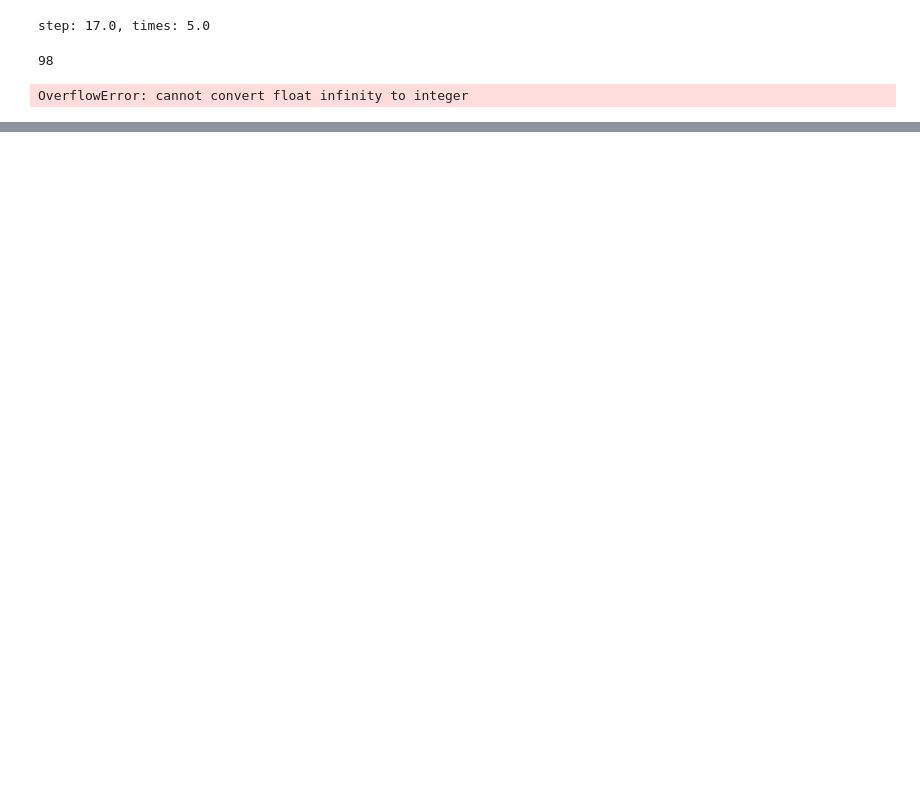
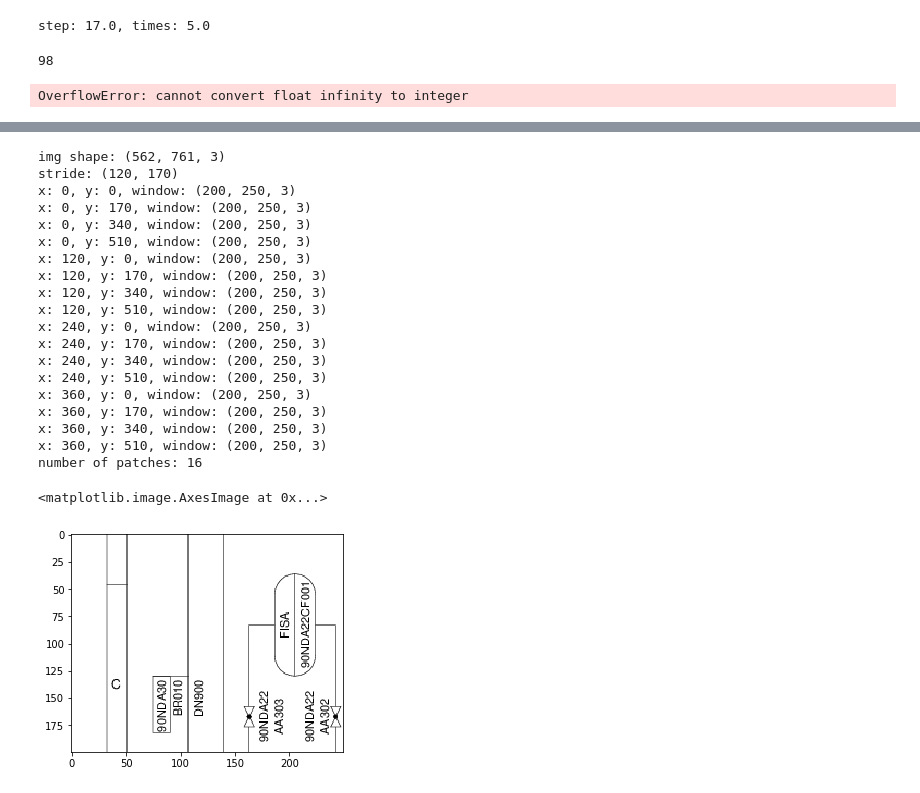
Before and after one commit to minority4u/image-classification-tf, a Jupyter notebook: notebooks/vstack_test.ipynb, the cells around one changed output, grey strips where cells are left out. Saved outputs shown, nothing was run; the diff lists cells and outputs as text; code cells hidden in the pictures; blank space fills up the shorter version.

```diff
--- a/notebooks/vstack_test.ipynb
+++ b/notebooks/vstack_test.ipynb
@@ -148,7 +148,3 @@ img = load_img_as_rgb('data/processed/classification_data_small/Fliesbilder/PDFs
 # %% [output]
 shape of rgb: (562, 761, 3) from Type: <class 'numpy.ndarray'>
 [figure]
-# %%
-img = cv2.resize(img, (0, 0), fx=2, fy=2)
-print('after: {}'.format(img.shape))
-mp.imshow(img, cmap='gray')
@@ -184,0 +196,61 @@ OverflowError: cannot convert float infinity to integer
+# %%
+def create_patches(image, slice_width, slice_height):
+    # resize image width
+    if image.shape[0] < slice_width:
+        print('resize width from: {}'.format(image.shape))
+        factor = slice_width/image.shape[0]
+        image = cv2.resize(image, (0, 0), fx=factor, fy=factor)
+        print('resize width to: {}'.format(image.shape))
+    # resize image height
+    if image.shape[1] < slice_height:
+        print('resize height from: {}'.format(image.shape))
+        factor = slice_height / image.shape[1]
+        image = cv2.resize(image, (0, 0), fx=factor, fy=factor)
+        print('resize height to: {}'.format(image.shape))
+    result = []
+    stride = get_stride(image.shape, (slice_width, slice_height))
+    print('stride: {}'.format(stride))
+    # loop over the image pyramid
+    # for resized in pyramid(image, scale=100):
+    # loop over the sliding window for each layer of the pyramid
+    for (x, y, window) in sliding_window(image, stepSize=stride, windowSize=(slice_width, slice_height)):
+        # if the window does not meet our desired window size, ignore it
+        print('x: {}, y: {}, window: {}'.format(x, y, window.shape))
+        if window.shape[1] != slice_height or window.shape[0] != slice_width:
+            continue
+
+        clone = image.copy()
+
+        crop_img = clone[y:y + slice_width, x:x + slice_height]
+        result.append(crop_img)
+
+    return result
+# %%
+#img = cv2.resize(img, (0, 0), fx=2, fy=2)
+print('img shape: {}'.format(img.shape))
+
+patches = create_patches(img, 200, 250)
+print('number of patches: {}'.format(len(patches)))
+mp.imshow(patches[2], cmap='gray')
+# %% [output]
+img shape: (562, 761, 3)
+stride: (120, 170)
+x: 0, y: 0, window: (200, 250, 3)
+x: 0, y: 170, window: (200, 250, 3)
+x: 0, y: 340, window: (200, 250, 3)
+x: 0, y: 510, window: (200, 250, 3)
+x: 120, y: 0, window: (200, 250, 3)
+x: 120, y: 170, window: (200, 250, 3)
+x: 120, y: 340, window: (200, 250, 3)
+x: 120, y: 510, window: (200, 250, 3)
+x: 240, y: 0, window: (200, 250, 3)
+x: 240, y: 170, window: (200, 250, 3)
+x: 240, y: 340, window: (200, 250, 3)
+x: 240, y: 510, window: (200, 250, 3)
+x: 360, y: 0, window: (200, 250, 3)
+x: 360, y: 170, window: (200, 250, 3)
+x: 360, y: 340, window: (200, 250, 3)
+x: 360, y: 510, window: (200, 250, 3)
+number of patches: 16
+<matplotlib.image.AxesImage at 0x...>
+[figure, added]
```
Also changed, not shown: parts of 3 cells of this notebook.
